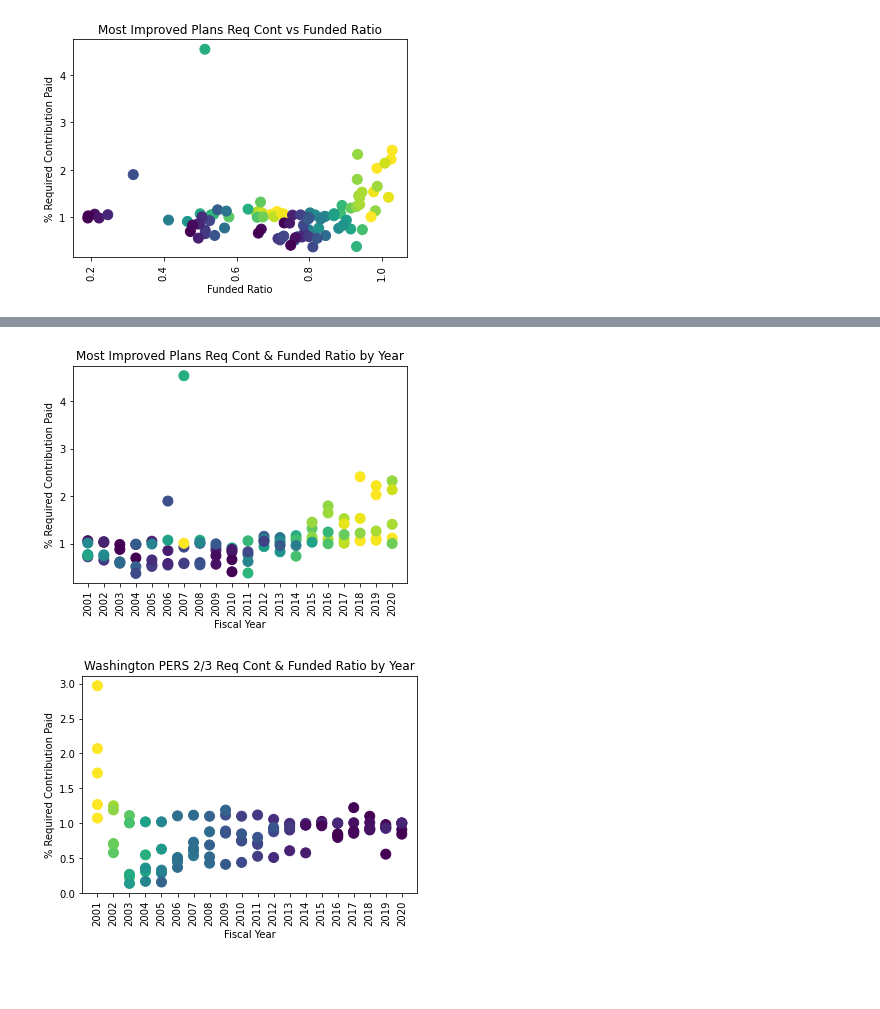
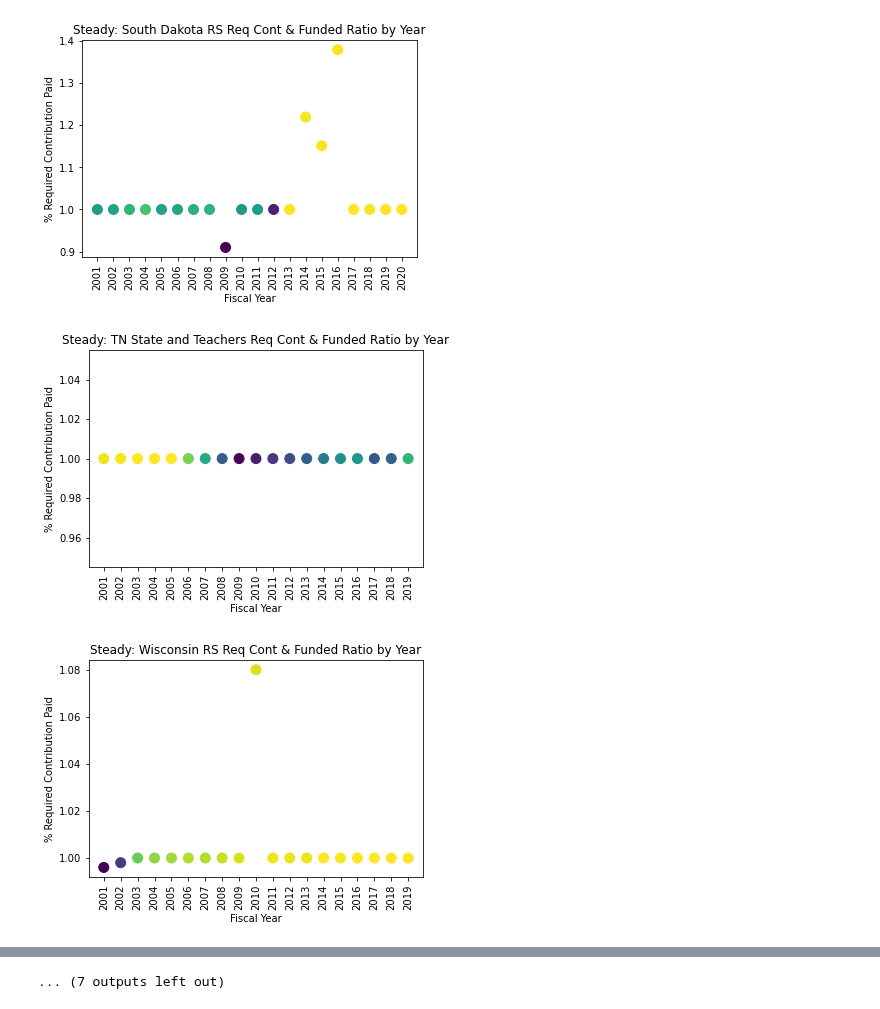
Before and after one commit to DeltaDeutsch/PPD-Group-Project, a Jupyter notebook: PPD Group Funding Cont.ipynb, the cells around one changed output, grey strips where cells are left out. Saved outputs shown, nothing was run; the diff lists cells and outputs as text; code cells hidden in the pictures; blank space fills up the shorter version.

Commit message:
Added dictionary loop code to Funded Ratio vs Req Contribution notebook

```diff
--- a/PPD Group Funding Cont.ipynb
+++ b/PPD Group Funding Cont.ipynb
@@ -56,3 +56,18 @@ focus_plans_data_df=plan_test_data_df[plan_test_data_df["ppd_id"].isin(focus_pla
 mostimproved_plans_data_df=plan_test_data_df[plan_test_data_df["ppd_id"].isin(most_improved_list)]
 leastimproved_plans_data_df=plan_test_data_df[plan_test_data_df["ppd_id"].isin(least_improved_list)]
 hardesthit_plans_data_df=plan_test_data_df[plan_test_data_df["ppd_id"].isin(hardest_hit_list)]
+# %%
+#Loop to generate single plot per key
+for key,value in study_plans_dict.items():
+    for plans in value:
+        plan_x=plan_test_data_df[plan_test_data_df["ppd_id"]==plans]
+        plan_x_fundrat=plan_x["ActFundedRatio_GASB"]
+        plan_x_contpaid=plan_x["PercentReqContPaid"]
+        plan_x_fy=plan_x["fy"]
+        plan_x_name=plan_data_df.loc[plan_data_df['ppd_id'] == plans, 'PlanName'].iloc[0]
+        plt.title(f'{key}: Req Cont vs Funded Ratio')
+        plt.ylabel("% Required Contribution Paid")
+        plt.xlabel("Funded Ratio")
+        plt.scatter(plan_x_fundrat,plan_x_contpaid,c=plan_x_fundrat, s=100)
+        plt.xticks(rotation=90)
+    plt.show()
@@ -92,15 +113,19 @@ for plans in focus_plans_list:
 # %%
-for plans in most_improved_list:
-    plan_x=plan_test_data_df[plan_test_data_df["ppd_id"]==plans]
-    plan_x_fundrat=plan_x["ActFundedRatio_GASB"]
-    plan_x_contpaid=plan_x["PercentReqContPaid"]
-    plan_x_fy=plan_x["fy"]
-    plan_x_name=plan_data_df.loc[plan_data_df['ppd_id'] == plans, 'PlanName'].iloc[0]
-    plt.title('Most Improved Plans Req Cont vs Funded Ratio')
-    plt.ylabel("% Required Contribution Paid")
-    plt.xlabel("Funded Ratio")
-    plt.scatter(plan_x_fundrat,plan_x_contpaid,c=plan_x_fundrat, s=100)
-    plt.xticks(rotation=90)
-    plt.show
+#Loop to generate individual plots for all values in dictionary
+for key,value in study_plans_dict.items():
+    for plans in value:
+        plan_x=plan_test_data_df[plan_test_data_df["ppd_id"]==plans]
+        plan_x_fundrat=plan_x["ActFundedRatio_GASB"]
+        plan_x_contpaid=plan_x["PercentReqContPaid"]
+        plan_x_fy=plan_x["fy"]
+        plan_x_name=plan_data_df.loc[plan_data_df['ppd_id'] == plans, 'PlanName'].iloc[0]
+        plt.title(f'{key}: {plan_x_name} Req Cont & Funded Ratio by Year')
+        plt.ylabel("% Required Contribution Paid")
+        plt.xlabel("Fiscal Year")
+        plt.scatter(plan_x_fy,plan_x_contpaid,c=plan_x_fundrat, s=100)
+        plt.xticks(rotation=90)
+        plt.show()
 # %% [output]
-[figure, old version]
+[figure, new version]
+[figure, added]
+[figure, added]
@@ -107,32 +141 @@ for plans in most_improved_list:
+... (7 outputs left out)
-# %%
-#Most Improved Plans
-for plans in most_improved_list:
-    plan_x=plan_test_data_df[plan_test_data_df["ppd_id"]==plans]
-    plan_x_fundrat=plan_x["ActFundedRatio_GASB"]
-    plan_x_contpaid=plan_x["PercentReqContPaid"]
-    plan_x_fy=plan_x["fy"]
-    plan_x_name=plan_data_df.loc[plan_data_df['ppd_id'] == plans, 'PlanName'].iloc[0]
-    plt.title(f'Most Improved Plans Req Cont & Funded Ratio by Year')
-    plt.ylabel("% Required Contribution Paid")
-    plt.xlabel("Fiscal Year")
-    plt.scatter(plan_x_fy,plan_x_contpaid,c=plan_x_fundrat, s=100)
-    plt.xticks(rotation=90)
-    plt.show
-# %% [output]
-[figure, removed]
-# %%
-#Least Improved Plans
-for plans in least_improved_list:
-    plan_x=plan_test_data_df[plan_test_data_df["ppd_id"]==plans]
-    plan_x_fundrat=plan_x["ActFundedRatio_GASB"]
-    plan_x_contpaid=plan_x["PercentReqContPaid"]
-    plan_x_fy=plan_x["fy"]
-    plan_x_name=plan_data_df.loc[plan_data_df['ppd_id'] == plans, 'PlanName'].iloc[0]
-    plt.title(f'{plan_x_name} Req Cont & Funded Ratio by Year')
-    plt.ylabel("% Required Contribution Paid")
-    plt.xlabel("Fiscal Year")
-    plt.scatter(plan_x_fy,plan_x_contpaid,c=plan_x_fundrat, s=100)
-    plt.xticks(rotation=90)
-    plt.show
-# %% [output]
-[figure, removed]
```
Also changed, not shown: parts of 7 cells of this notebook, 1 other file.
